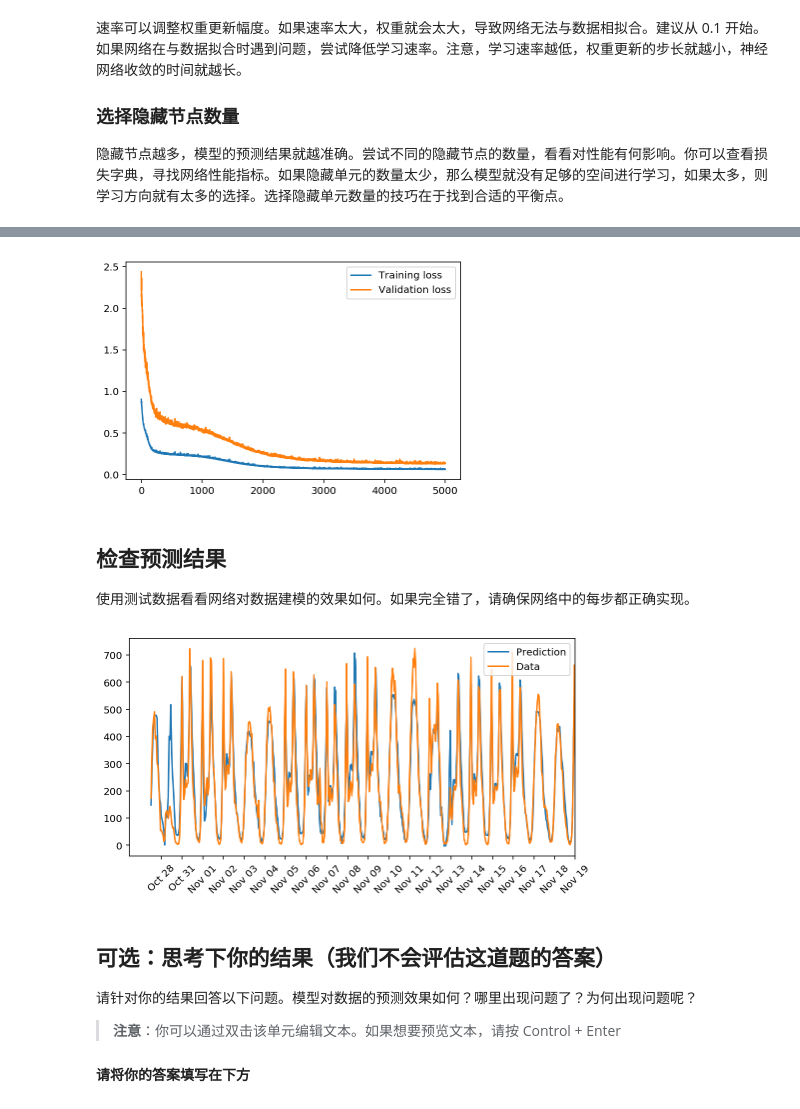
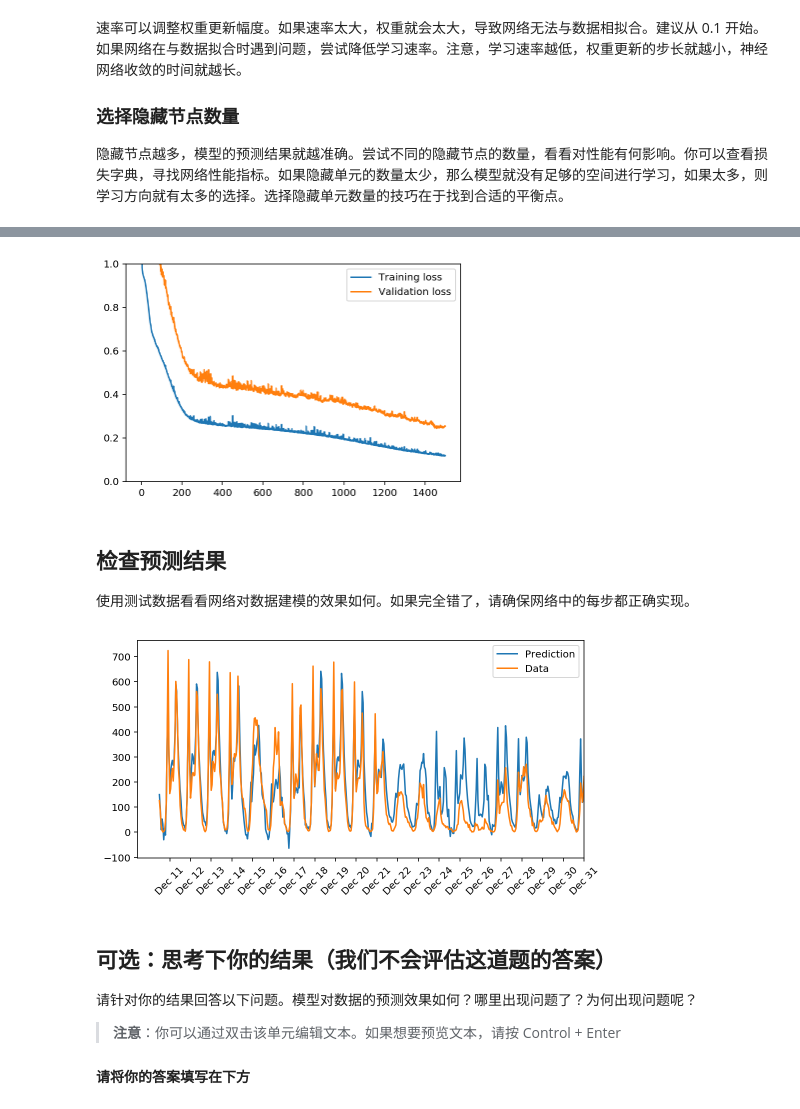
Before and after one commit to sweetcab/your_first_neural_network, a Jupyter notebook: Your_first_neural_network_YangGao.ipynb, the cells around one changed output, grey strips where cells are left out. Cells and saved outputs as stored; diff of their text form; code cells hidden in the pictures.

```diff
--- a/Your_first_neural_network_YangGao.ipynb
+++ b/Your_first_neural_network_YangGao.ipynb
@@ -308,9 +308,9 @@ OK
 import sys
 
 ### Set the hyperparameters here ###
-iterations = 5000
-learning_rate = 0.5
-hidden_nodes = 5
+iterations = 1500
+learning_rate = 0.7
+hidden_nodes = 20
 output_nodes = 1
 
 N_i = train_features.shape[1]
@@ -339,10 +339,10 @@ Progress: 100.0% ... Training loss: 0.063 ... Validation loss: 0.135
 # %%
 plt.plot(losses['train'], label='Training loss')
 plt.plot(losses['validation'], label='Validation loss')
 plt.legend()
-_ = plt.ylim()
+_ = plt.ylim(ymin=0,ymax=1)
 # %% [output]
-[figure, old version]
+[figure, new version]
 # %% [markdown]
 ## 检查预测结果
 
@@ -362,7 +362,7 @@ dates = dates.apply(lambda d: d.strftime('%b %d'))
 ax.set_xticks(np.arange(len(dates))[12::24])
 _ = ax.set_xticklabels(dates[12::24], rotation=45)
 # %% [output]
-[figure, old version]
+[figure, new version]
 # %% [markdown]
 ## 可选：思考下你的结果（我们不会评估这道题的答案）
 
```
Also changed, not shown: parts of 2 cells of this notebook, 1 other file.
